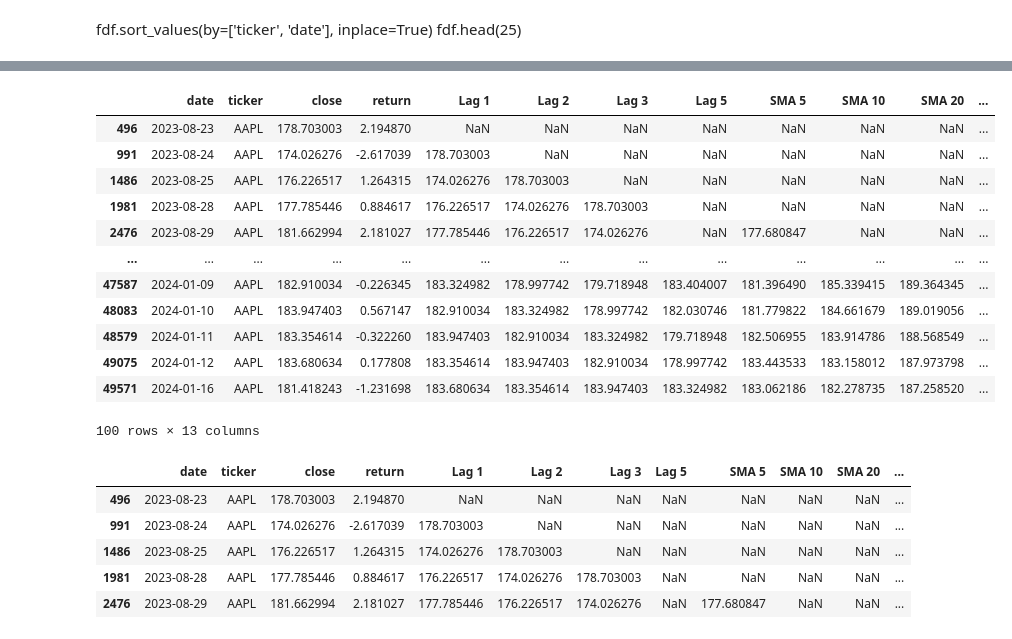
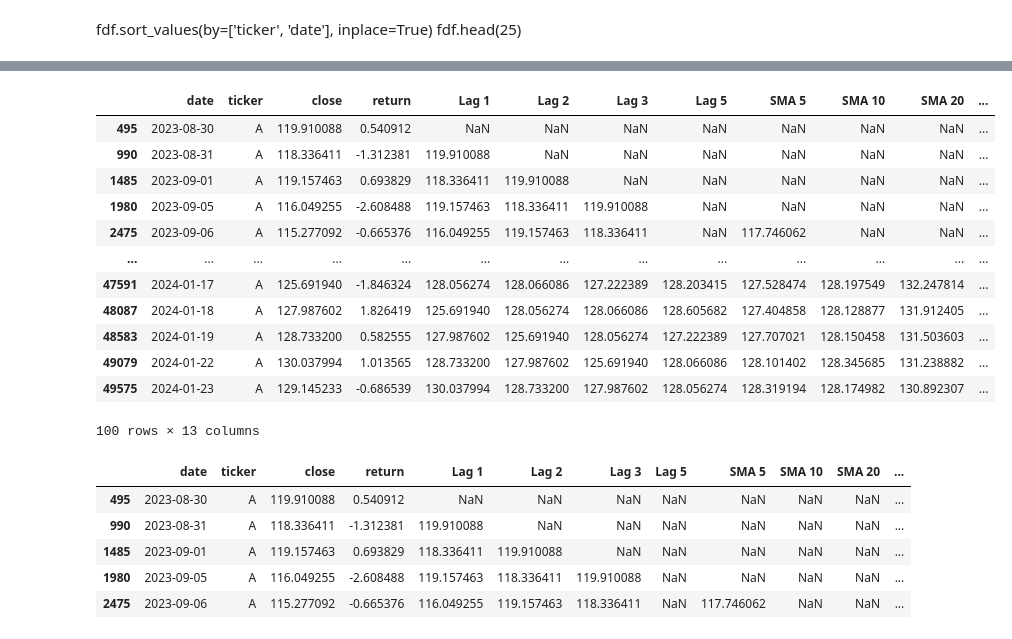
Before and after one commit to Suman-Poola/Random-Forrest-s-p500, a Jupyter notebook: Linear_Regression.ipynb, the cells around one changed output, grey strips where cells are left out. Drawn from its saved outputs; the diff is of its cells as text; code cells hidden in the pictures.

```diff
--- a/Linear_Regression.ipynb
+++ b/Linear_Regression.ipynb
@@ -124,0 +128,3 @@ fdf_appl.head()
+# %%
+fdf.sort_values(['ticker', 'date'], inplace=True)
+fdf.head(25)
@@ -125 +149,3 @@ fdf_appl.head()
+# %%
+df=fdf
 # %%
@@ -129,8 +155,8 @@ len(fdf_appl)
 # %%
-fdf_appl['Lag 1'] = fdf_appl['close'].shift(1)
-fdf_appl['Lag 2'] = fdf_appl['close'].shift(2)
-fdf_appl['Lag 3'] = fdf_appl['close'].shift(3)
-fdf_appl['Lag 5'] = fdf_appl['close'].shift(5)
-fdf_appl.head(25)
+df['Lag 1'] = df['close'].shift(1)
+df['Lag 2'] = df['close'].shift(2)
+df['Lag 3'] = df['close'].shift(3)
+df['Lag 5'] = df['close'].shift(5)
+df.head(200)
 # %% [output]
 |  | date | ticker | close | return | Lag 1 | Lag 2 | Lag 3 | Lag 5 |
@@ -152,0 +175,6 @@ fdf_appl.head(25)
+# %%
+df['Lag 1'] = df.groupby('ticker')['close'].shift(1)
+df['Lag 2'] = df.groupby('ticker')['close'].shift(2)
+df['Lag 3'] = df.groupby('ticker')['close'].shift(3)
+df['Lag 5'] = df.groupby('ticker')['close'].shift(5)
+df.head(25)
@@ -153,38 +199,38 @@ fdf_appl.head(25)
 # %%
-fdf_appl['SMA 5'] = fdf_appl['close'].rolling(window=5).mean()
-fdf_appl['SMA 10'] = fdf_appl['close'].rolling(window=10).mean()
-fdf_appl['SMA 20'] = fdf_appl['close'].rolling(window=20).mean()
-fdf_appl['SMA 30'] = fdf_appl['close'].rolling(window=30).mean()
-fdf_appl['SMA 50'] = fdf_appl['close'].rolling(window=50).mean()
+df['SMA 5'] = df['close'].rolling(window=5).mean()
+df['SMA 10'] = df['close'].rolling(window=10).mean()
+df['SMA 20'] = df['close'].rolling(window=20).mean()
+df['SMA 30'] = df['close'].rolling(window=30).mean()
+df['SMA 50'] = df['close'].rolling(window=50).mean()
 
-fdf_appl.head(100)
-#fdf_appl = fdf[fdf['ticker'] == 'AAPL'].copy()
-#fdf_appl.head()
+df.head(100)
+#df = fdf[fdf['ticker'] == 'AAPL'].copy()
+#df.head()
 # %% [output]
 |  | date | ticker | close | return | Lag 1 | Lag 2 | Lag 3 | Lag 5 | SMA 5 | SMA 10 | SMA 20 | ... |
-| 496 | 2023-08-23 | AAPL | 178.703003 | 2.194870 | NaN | NaN | NaN | NaN | NaN | NaN | NaN | ... |
-| 991 | 2023-08-24 | AAPL | 174.026276 | -2.617039 | 178.703003 | NaN | NaN | NaN | NaN | NaN | NaN | ... |
-| 1486 | 2023-08-25 | AAPL | 176.226517 | 1.264315 | 174.026276 | 178.703003 | NaN | NaN | NaN | NaN | NaN | ... |
-| 1981 | 2023-08-28 | AAPL | 177.785446 | 0.884617 | 176.226517 | 174.026276 | 178.703003 | NaN | NaN | NaN | NaN | ... |
-| 2476 | 2023-08-29 | AAPL | 181.662994 | 2.181027 | 177.785446 | 176.226517 | 174.026276 | NaN | 177.680847 | NaN | NaN | ... |
+| 495 | 2023-08-30 | A | 119.910088 | 0.540912 | NaN | NaN | NaN | NaN | NaN | NaN | NaN | ... |
+| 990 | 2023-08-31 | A | 118.336411 | -1.312381 | 119.910088 | NaN | NaN | NaN | NaN | NaN | NaN | ... |
+| 1485 | 2023-09-01 | A | 119.157463 | 0.693829 | 118.336411 | 119.910088 | NaN | NaN | NaN | NaN | NaN | ... |
+| 1980 | 2023-09-05 | A | 116.049255 | -2.608488 | 119.157463 | 118.336411 | 119.910088 | NaN | NaN | NaN | NaN | ... |
+| 2475 | 2023-09-06 | A | 115.277092 | -0.665376 | 116.049255 | 119.157463 | 118.336411 | NaN | 117.746062 | NaN | NaN | ... |
 | ... | ... | ... | ... | ... | ... | ... | ... | ... | ... | ... | ... | ... |
-| 47587 | 2024-01-09 | AAPL | 182.910034 | -0.226345 | 183.324982 | 178.997742 | 179.718948 | 183.404007 | 181.396490 | 185.339415 | 189.364345 | ... |
-| 48083 | 2024-01-10 | AAPL | 183.947403 | 0.567147 | 182.910034 | 183.324982 | 178.997742 | 182.030746 | 181.779822 | 184.661679 | 189.019056 | ... |
-| 48579 | 2024-01-11 | AAPL | 183.354614 | -0.322260 | 183.947403 | 182.910034 | 183.324982 | 179.718948 | 182.506955 | 183.914786 | 188.568549 | ... |
-| 49075 | 2024-01-12 | AAPL | 183.680634 | 0.177808 | 183.354614 | 183.947403 | 182.910034 | 178.997742 | 183.443533 | 183.158012 | 187.973798 | ... |
-| 49571 | 2024-01-16 | AAPL | 181.418243 | -1.231698 | 183.680634 | 183.354614 | 183.947403 | 183.324982 | 183.062186 | 182.278735 | 187.258520 | ... |
+| 47591 | 2024-01-17 | A | 125.691940 | -1.846324 | 128.056274 | 128.066086 | 127.222389 | 128.203415 | 127.528474 | 128.197549 | 132.247814 | ... |
+| 48087 | 2024-01-18 | A | 127.987602 | 1.826419 | 125.691940 | 128.056274 | 128.066086 | 128.605682 | 127.404858 | 128.128877 | 131.912405 | ... |
+| 48583 | 2024-01-19 | A | 128.733200 | 0.582555 | 127.987602 | 125.691940 | 128.056274 | 127.222389 | 127.707021 | 128.150458 | 131.503603 | ... |
+| 49079 | 2024-01-22 | A | 130.037994 | 1.013565 | 128.733200 | 127.987602 | 125.691940 | 128.066086 | 128.101402 | 128.345685 | 131.238882 | ... |
+| 49575 | 2024-01-23 | A | 129.145233 | -0.686539 | 130.037994 | 128.733200 | 127.987602 | 128.056274 | 128.319194 | 128.174982 | 130.892307 | ... |
 100 rows × 13 columns
 # %%
-fdf_appl['volatility 5'] = fdf_appl['return'].rolling(5).std()
-fdf_appl['volatility 10'] = fdf_appl['return'].rolling(10).std()
-fdf_appl['volatility 20'] = fdf_appl['return'].rolling(20).std()
-fdf_appl['volatility 30'] = fdf_appl['return'].rolling(30).std()
-fdf_appl.head()
+df['volatility 5'] = df['return'].rolling(5).std()
+df['volatility 10'] = df['return'].rolling(10).std()
+df['volatility 20'] = df['return'].rolling(20).std()
+df['volatility 30'] = df['return'].rolling(30).std()
+df.head()
 # %% [output]
 |  | date | ticker | close | return | Lag 1 | Lag 2 | Lag 3 | Lag 5 | SMA 5 | SMA 10 | SMA 20 | ... |
-| 496 | 2023-08-23 | AAPL | 178.703003 | 2.194870 | NaN | NaN | NaN | NaN | NaN | NaN | NaN | ... |
-| 991 | 2023-08-24 | AAPL | 174.026276 | -2.617039 | 178.703003 | NaN | NaN | NaN | NaN | NaN | NaN | ... |
-| 1486 | 2023-08-25 | AAPL | 176.226517 | 1.264315 | 174.026276 | 178.703003 | NaN | NaN | NaN | NaN | NaN | ... |
-| 1981 | 2023-08-28 | AAPL | 177.785446 | 0.884617 | 176.226517 | 174.026276 | 178.703003 | NaN | NaN | NaN | NaN | ... |
-| 2476 | 2023-08-29 | AAPL | 181.662994 | 2.181027 | 177.785446 | 176.226517 | 174.026276 | NaN | 177.680847 | NaN | NaN | ... |
+| 495 | 2023-08-30 | A | 119.910088 | 0.540912 | NaN | NaN | NaN | NaN | NaN | NaN | NaN | ... |
+| 990 | 2023-08-31 | A | 118.336411 | -1.312381 | 119.910088 | NaN | NaN | NaN | NaN | NaN | NaN | ... |
+| 1485 | 2023-09-01 | A | 119.157463 | 0.693829 | 118.336411 | 119.910088 | NaN | NaN | NaN | NaN | NaN | ... |
+| 1980 | 2023-09-05 | A | 116.049255 | -2.608488 | 119.157463 | 118.336411 | 119.910088 | NaN | NaN | NaN | NaN | ... |
+| 2475 | 2023-09-06 | A | 115.277092 | -0.665376 | 116.049255 | 119.157463 | 118.336411 | NaN | 117.746062 | NaN | NaN | ... |
 # %%
```
Also changed, not shown: parts of 16 cells of this notebook.
